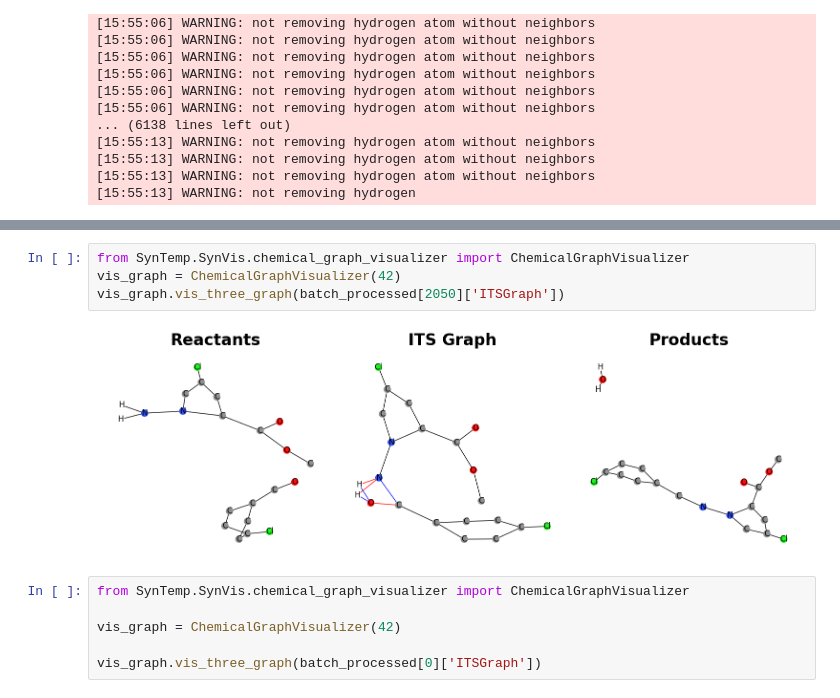
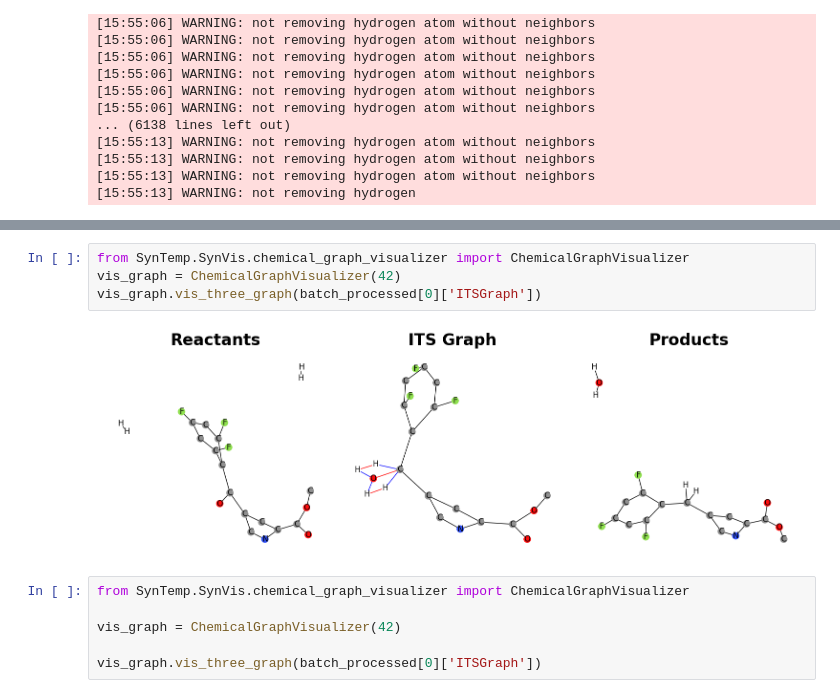
Before and after one commit to TieuLongPhan/SynTemp, a Jupyter notebook: test.ipynb, the cells around one changed output, grey strips where cells are left out. Cells and saved outputs as stored; diff of their text form.

```diff
--- a/test.ipynb
+++ b/test.ipynb
@@ -73,9 +72,9 @@ batch_processed = ITSHAdjuster.process_graph_data_parallel(
 # %%
 from SynTemp.SynVis.chemical_graph_visualizer import ChemicalGraphVisualizer
 vis_graph = ChemicalGraphVisualizer(42)
-vis_graph.vis_three_graph(batch_processed[2050]['ITSGraph'])
+vis_graph.vis_three_graph(batch_processed[0]['ITSGraph'])
 # %% [output]
-[figure, old version]
+[figure, new version]
 # %%
 from SynTemp.SynVis.chemical_graph_visualizer import ChemicalGraphVisualizer
 
```
Also changed, not shown: parts of 34 cells of this notebook, 8 other files.
